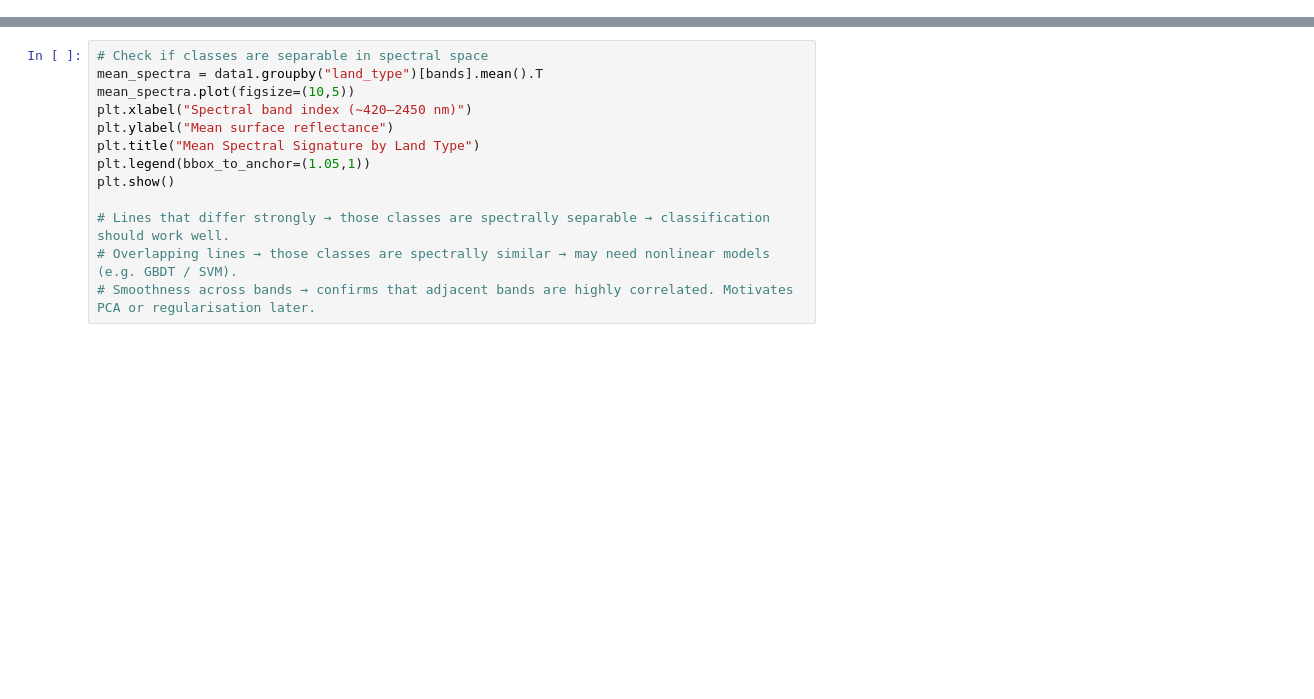
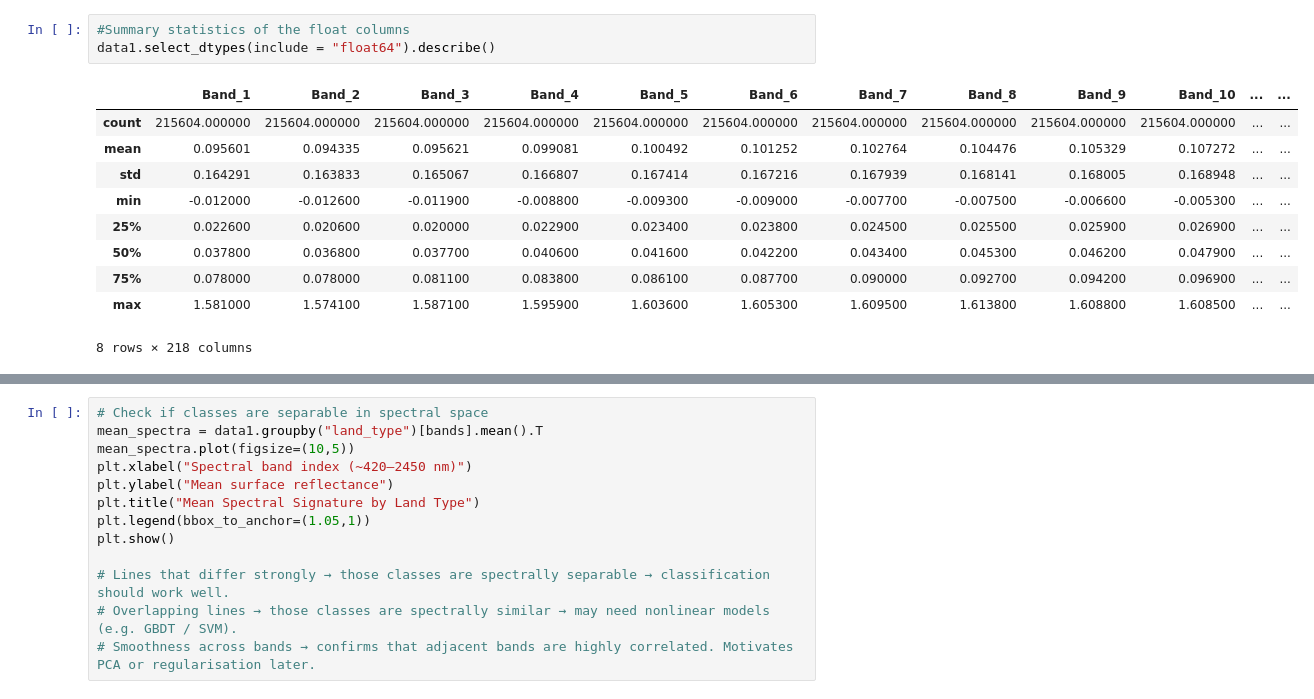
Before and after one commit to Mihneapiuaru/ml_project, a Jupyter notebook: notebooks/ml_project_task1.1.ipynb, the cells around one changed output, grey strips where cells are left out. Drawn from its saved outputs; the diff is of its cells as text; blank space fills up the shorter version.

```diff
--- a/notebooks/ml_project_task1.1.ipynb
+++ b/notebooks/ml_project_task1.1.ipynb
@@ -5,0 +66,14 @@ data1=pd.read_csv('/Users/guqian/Desktop/LSE/ST443/project/ml_project/data/data1
+# %%
+#Summary statistics of the float columns
+data1.select_dtypes(include = "float64").describe()
+# %% [output]
+|  | Band_1 | Band_2 | Band_3 | Band_4 | Band_5 | Band_6 | Band_7 | Band_8 | Band_9 | Band_10 | ... | ... |
+| count | 215604.000000 | 215604.000000 | 215604.000000 | 215604.000000 | 215604.000000 | 215604.000000 | 215604.000000 | 215604.000000 | 215604.000000 | 215604.000000 | ... | ... |
+| mean | 0.095601 | 0.094335 | 0.095621 | 0.099081 | 0.100492 | 0.101252 | 0.102764 | 0.104476 | 0.105329 | 0.107272 | ... | ... |
+| std | 0.164291 | 0.163833 | 0.165067 | 0.166807 | 0.167414 | 0.167216 | 0.167939 | 0.168141 | 0.168005 | 0.168948 | ... | ... |
+| min | -0.012000 | -0.012600 | -0.011900 | -0.008800 | -0.009300 | -0.009000 | -0.007700 | -0.007500 | -0.006600 | -0.005300 | ... | ... |
+| 25% | 0.022600 | 0.020600 | 0.020000 | 0.022900 | 0.023400 | 0.023800 | 0.024500 | 0.025500 | 0.025900 | 0.026900 | ... | ... |
+| 50% | 0.037800 | 0.036800 | 0.037700 | 0.040600 | 0.041600 | 0.042200 | 0.043400 | 0.045300 | 0.046200 | 0.047900 | ... | ... |
+| 75% | 0.078000 | 0.078000 | 0.081100 | 0.083800 | 0.086100 | 0.087700 | 0.090000 | 0.092700 | 0.094200 | 0.096900 | ... | ... |
+| max | 1.581000 | 1.574100 | 1.587100 | 1.595900 | 1.603600 | 1.605300 | 1.609500 | 1.613800 | 1.608800 | 1.608500 | ... | ... |
+8 rows × 218 columns
```
Also changed, not shown: parts of 18 cells of this notebook.
